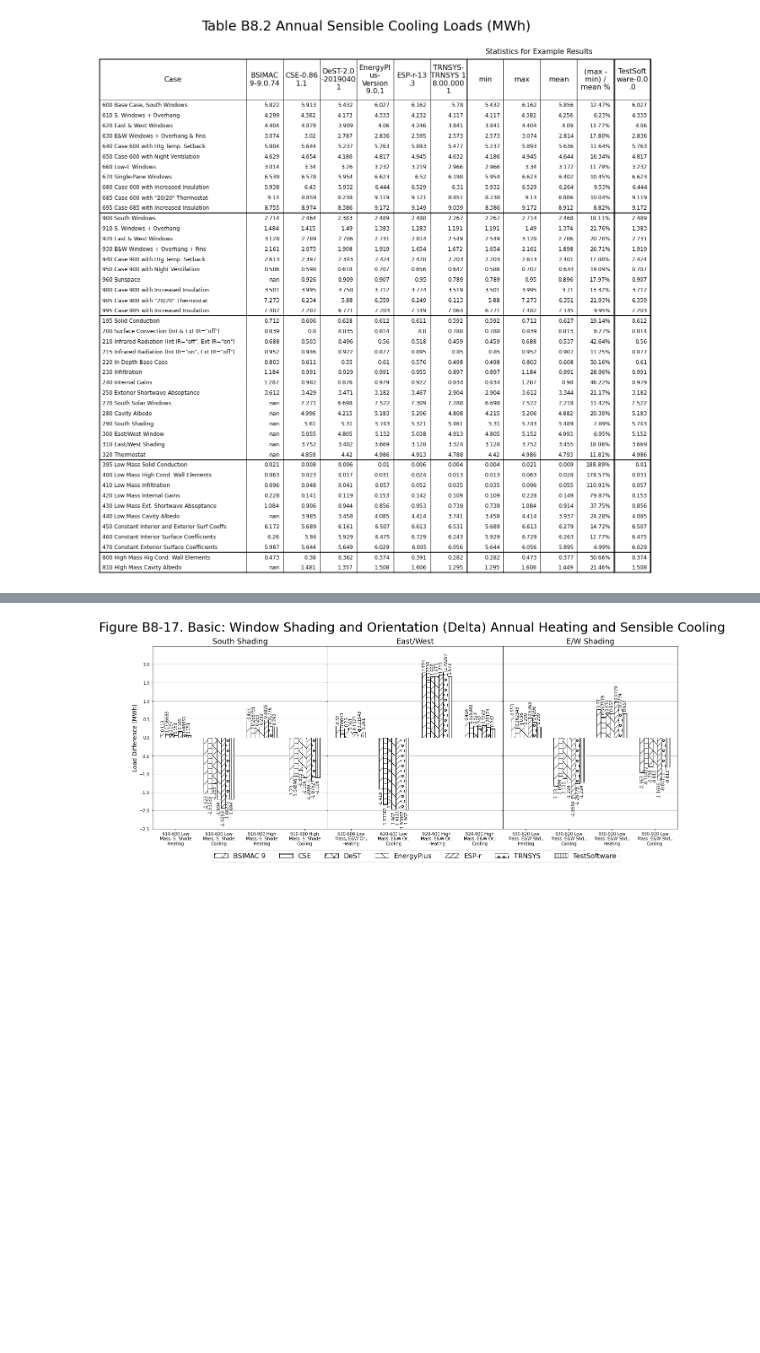
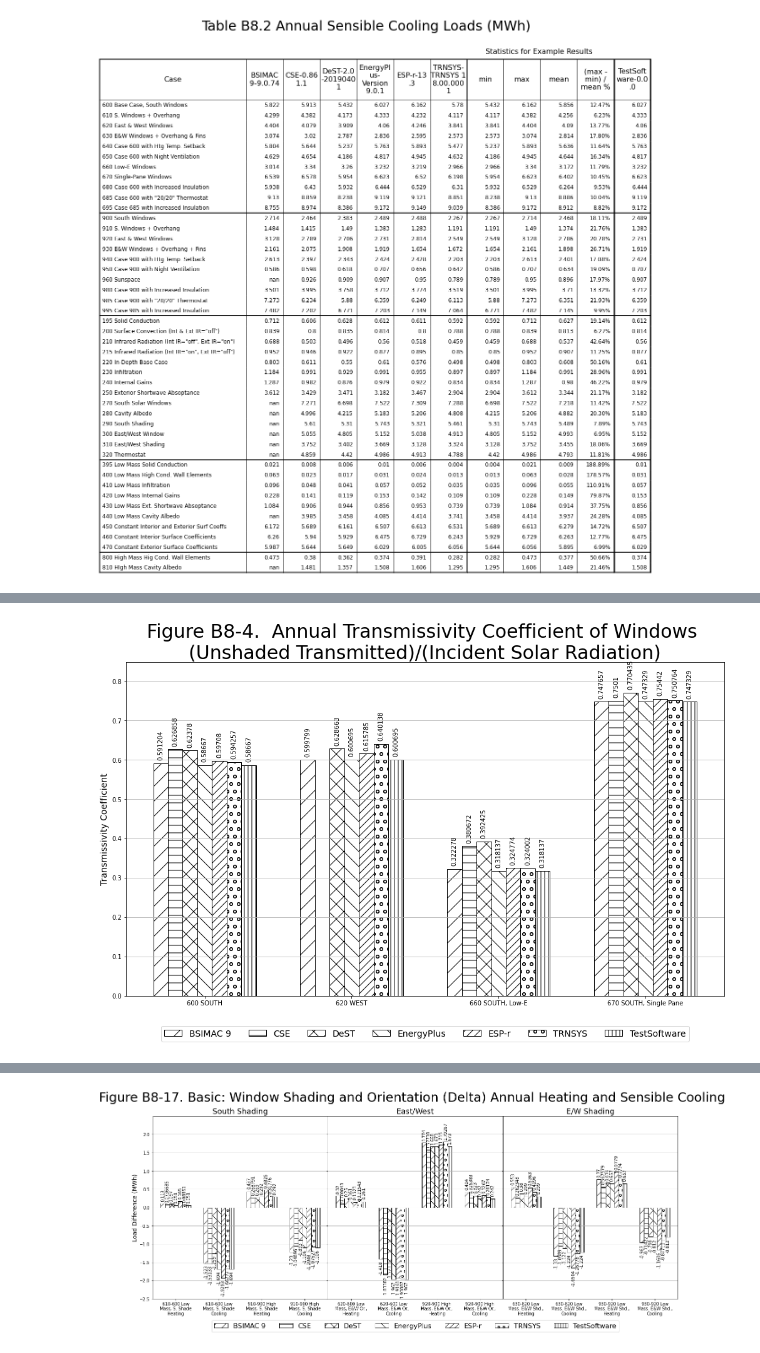
Before and after one commit to JasonGlazer/ashrae-140-automation, a Jupyter notebook: rendered/base/RESULTS5-2A.ipynb, the cells around one changed output, grey strips where cells are left out. Saved outputs shown, nothing was run; the diff lists cells and outputs as text; code cells hidden in the pictures; blank space fills up the shorter version.

Commit message:
refactored graphs

```diff
--- a/rendered/base/RESULTS5-2A.ipynb
+++ b/rendered/base/RESULTS5-2A.ipynb
@@ -53,3 +54,8 @@ plt.show();
+# %%
+gr.render_section_5_2a_figure_b_8_4()
+plt.show();
+# %% [output]
+[figure, added]
 # %%
 gr.render_section_5_2a_figure_b_8_9()
 plt.show();
```
Also changed, not shown: parts of 7 cells of this notebook, 7 other files.
